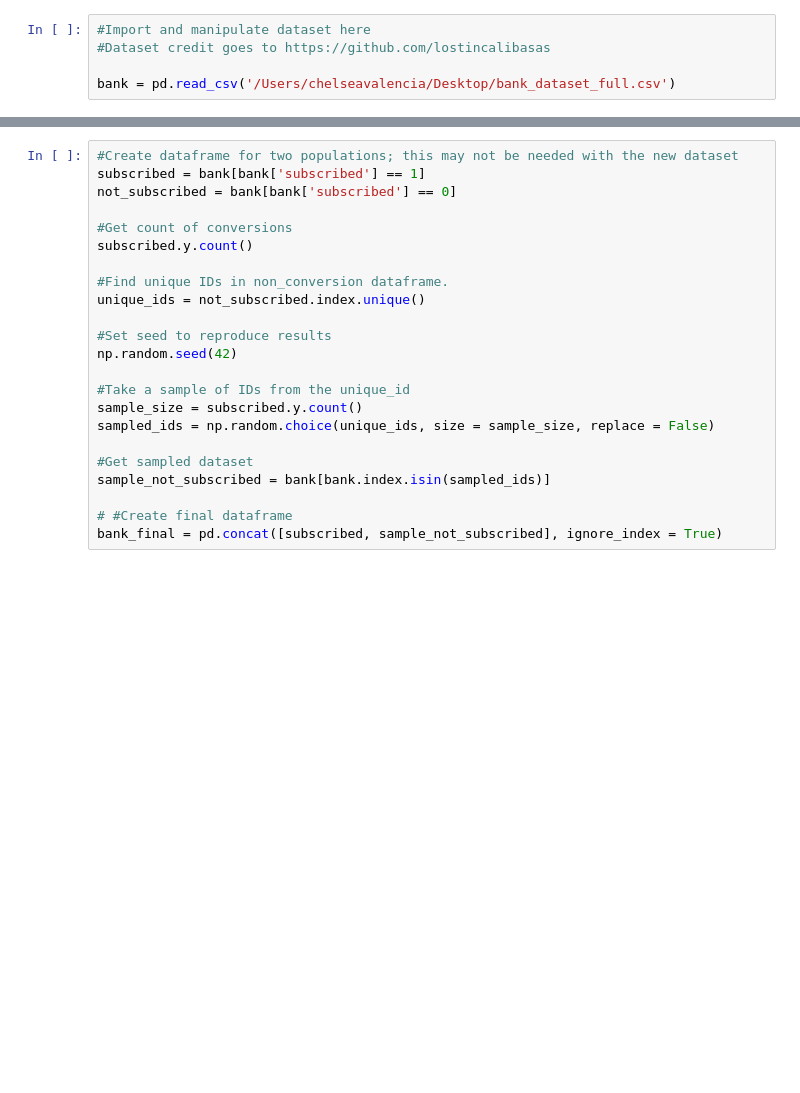
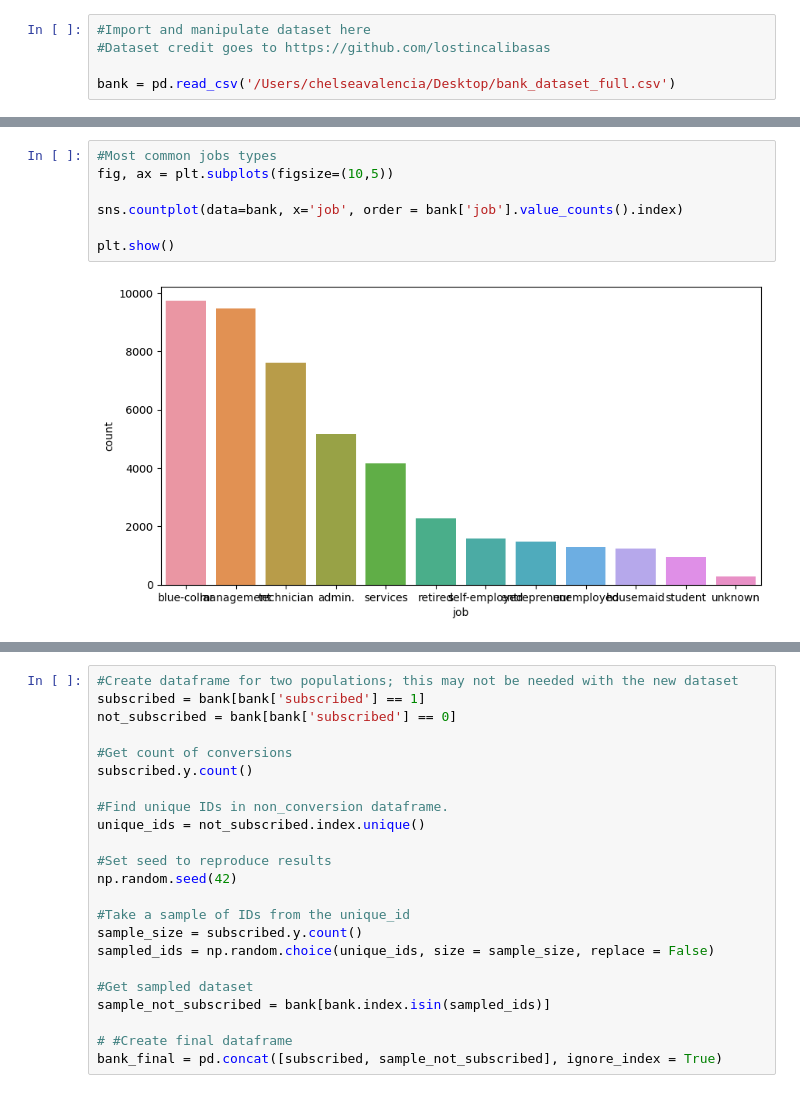
Before and after one commit to valenciachelsea/logreg, a Jupyter notebook: portfolio_logreg.ipynb, the cells around one changed output, grey strips where cells are left out. Cells and saved outputs as stored; diff of their text form; blank space fills up the shorter version.

```diff
--- a/portfolio_logreg.ipynb
+++ b/portfolio_logreg.ipynb
@@ -34,0 +46,9 @@ bank.head()
+# %%
+#Most common jobs types
+fig, ax = plt.subplots(figsize=(10,5))
+
+sns.countplot(data=bank, x='job', order = bank['job'].value_counts().index)
+
+plt.show()
+# %% [output]
+[figure, added]
```
Also changed, not shown: parts of 18 cells of this notebook.
